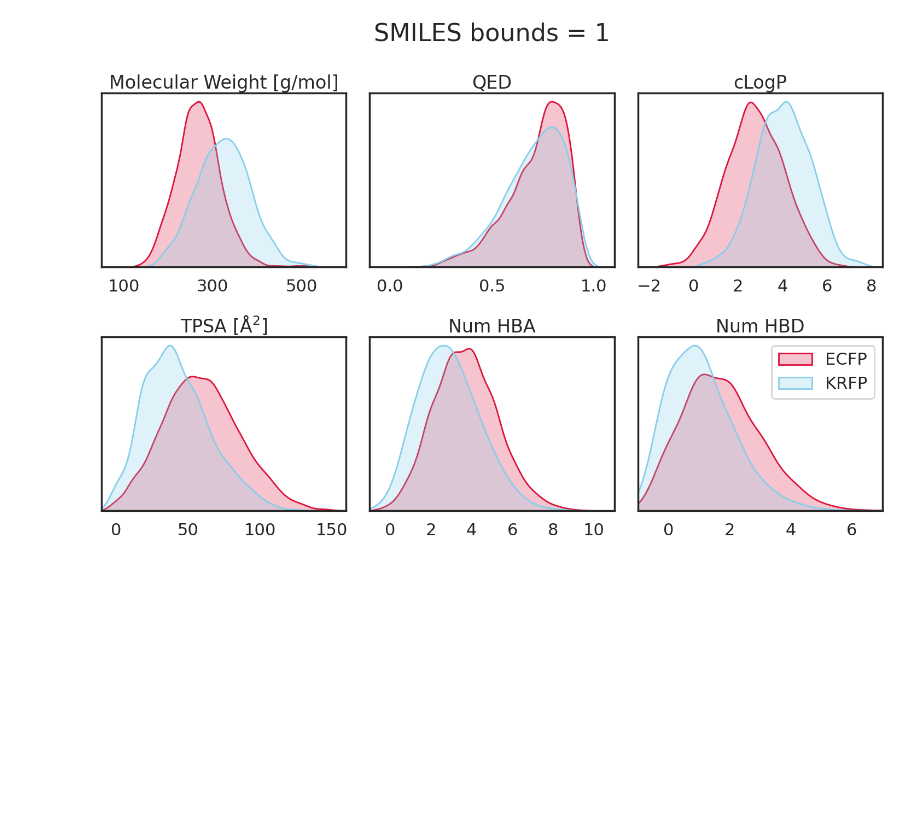
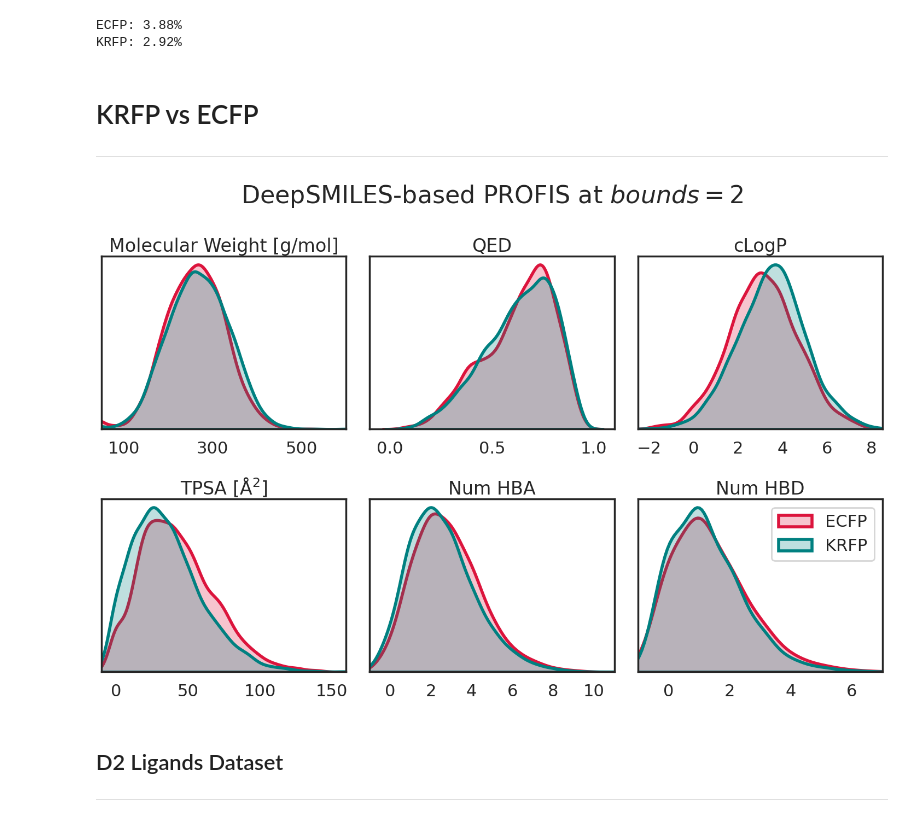
Before and after one commit to hubertrybka/profis-2, a Jupyter notebook: analysis/generate_report.ipynb, the cells around one changed output. Drawn from its saved outputs; the diff is of its cells as text; code cells hidden in the pictures; blank space fills up the shorter version.

```diff
--- a/analysis/generate_report.ipynb
+++ b/analysis/generate_report.ipynb
@@ -1,15 +1,32 @@
 # %%
-ECFP_PATH = '../results/latent_vectors_20241218_114911/preds_20241222-115947/predictions.csv'
-KRFP_PATH = '../results/latent_vectors_20241218_114927/preds_20241222-114212/predictions.csv'
+ECFP_PATH = '../results/smiles/latent_vectors_20241219_092302/preds_20241222-123507/predictions.csv'
+KRFP_PATH = '../results/smiles/latent_vectors_20241218_114927/preds_20241222-114212/predictions.csv'
 
 import pandas as pd
 df_ECFP = pd.read_csv(ECFP_PATH)
 df_KRFP = pd.read_csv(KRFP_PATH)
+
+# calculate validity
+total_sampled = 50000
+valid_ECFP = len(df_ECFP)/total_sampled
+valid_KRFP = len(df_KRFP)/total_sampled
+
+print(f'ECFP: {valid_ECFP:.2%}')
+print(f'KRFP: {valid_KRFP:.2%}')
+# %% [output]
+ECFP: 3.88%
+KRFP: 2.92%
+# %% [markdown]
+# KRFP vs ECFP
+---
 # %%
 # plot kde of qed, mol_wt, logP, tpsa, num_HBA, num_HBD
 
 COLOR_ECFP = 'crimson'
-COLOR_KRFP = 'skyblue'
+COLOR_KRFP = 'teal'
+
+# set linewidth for kde plot
+lw = 4
 
 import matplotlib.pyplot as plt
 import seaborn as sns
@@ -18,55 +35,58 @@ sns.set_style('white')
 sns.set_context('poster')
 
 fig, axes = plt.subplots(2, 3, figsize=(15, 10))
-fig.suptitle('SMILES bounds = 1', fontsize=32)
+fig.suptitle(r'DeepSMILES-based PROFIS at $bounds = 2$', fontsize=32)
 
 
-sns.kdeplot(df_ECFP['mol_wt'], ax=axes[0, 0], color=COLOR_ECFP, fill=True)
-sns.kdeplot(df_KRFP['mol_wt'], ax=axes[0, 0], color=COLOR_KRFP, fill=True)
+sns.kdeplot(df_ECFP['mol_wt'], ax=axes[0, 0], color=COLOR_ECFP, fill=True, linewidths=lw)
+sns.kdeplot(df_KRFP['mol_wt'], ax=axes[0, 0], color=COLOR_KRFP, fill=True, linewidths=lw)
 axes[0, 0].set_title('Molecular Weight [g/mol]')
 axes[0, 0].set_xlim(50, 600)
 axes[0, 0].set_xticks(range(100, 610, 200))
 
-sns.kdeplot(df_ECFP['qed'], ax=axes[0, 1], color=COLOR_ECFP, fill=True, common_norm=True)
-sns.kdeplot(df_KRFP['qed'], ax=axes[0, 1], color=COLOR_KRFP, fill=True, common_norm=True)
+sns.kdeplot(df_ECFP['qed'], ax=axes[0, 1], color=COLOR_ECFP, fill=True, common_norm=True, linewidths=lw)
+sns.kdeplot(df_KRFP['qed'], ax=axes[0, 1], color=COLOR_KRFP, fill=True, common_norm=True, linewidths=lw)
 axes[0, 1].set_title('QED')
 axes[0, 1].set_xlim(-0.1, 1.1)
 axes[0, 1].set_xticks([0, 0.5, 1])
 
-sns.kdeplot(df_ECFP['logP'], ax=axes[0, 2], color=COLOR_ECFP, fill=True)
-sns.kdeplot(df_KRFP['logP'], ax=axes[0, 2], color=COLOR_KRFP, fill=True)
+sns.kdeplot(df_ECFP['logP'], ax=axes[0, 2], color=COLOR_ECFP, fill=True, linewidths=lw)
+sns.kdeplot(df_KRFP['logP'], ax=axes[0, 2], color=COLOR_KRFP, fill=True, linewidths=lw)
 axes[0, 2].set_title('cLogP')
 axes[0, 2].set_xlim(-2.5, 8.5)
 axes[0, 2].set_xticks(range(-2, 9, 2))
 
-sns.kdeplot(df_ECFP['tpsa'], ax=axes[1, 0], color=COLOR_ECFP, fill=True)
-sns.kdeplot(df_KRFP['tpsa'], ax=axes[1, 0], color=COLOR_KRFP, fill=True)
+sns.kdeplot(df_ECFP['tpsa'], ax=axes[1, 0], color=COLOR_ECFP, fill=True, linewidths=lw)
+sns.kdeplot(df_KRFP['tpsa'], ax=axes[1, 0], color=COLOR_KRFP, fill=True, linewidths=lw, bw_adjust=1.2)
 axes[1, 0].set_title('TPSA [Å$^{2}$]')
 axes[1, 0].set_xlim(-10, 160)
 
-sns.kdeplot(df_ECFP['num_HBA'], ax=axes[1, 1], color=COLOR_ECFP, fill=True, bw_adjust=1.8)
-sns.kdeplot(df_KRFP['num_HBA'], ax=axes[1, 1], color=COLOR_KRFP, fill=True, bw_adjust=1.8)
+sns.kdeplot(df_ECFP['num_HBA'], ax=axes[1, 1], color=COLOR_ECFP, fill=True, bw_adjust=1.8, linewidths=lw)
+sns.kdeplot(df_KRFP['num_HBA'], ax=axes[1, 1], color=COLOR_KRFP, fill=True, bw_adjust=1.8, linewidths=lw)
 axes[1, 1].set_title('Num HBA')
 axes[1, 1].set_xlim(-1, 11)
 axes[1, 1].set_xticks(range(0, 11, 2))
 
-sns.kdeplot(df_ECFP['num_HBD'], ax=axes[1, 2], color=COLOR_ECFP, fill=True, bw_adjust=2.2)
-sns.kdeplot(df_KRFP['num_HBD'], ax=axes[1, 2], color=COLOR_KRFP, fill=True, bw_adjust=2.2)
+sns.kdeplot(df_ECFP['num_HBD'], ax=axes[1, 2], color=COLOR_ECFP, fill=True, bw_adjust=2.2, linewidths=lw)
+sns.kdeplot(df_KRFP['num_HBD'], ax=axes[1, 2], color=COLOR_KRFP, fill=True, bw_adjust=2.2, linewidths=lw)
 axes[1, 2].set_title('Num HBD')
 axes[1, 2].set_xlim(-1, 7)
 axes[1, 2].set_xticks(range(0, 7, 2))
 # display legend
 axes[1, 2].legend(['ECFP', 'KRFP'], loc='upper right')
 
 # hide y-axis labels and ticks
 for ax in axes.flatten():
     ax.set_yticks([])
     ax.set_ylabel('')
     ax.set_xlabel('')
 
 # move the subplots a bit further apart
 plt.tight_layout()
 
-plt.savefig('kde_bounds1.png')
+plt.savefig('kde_deepsmiles_bounds2.png')
 # %% [output]
-[figure, old version]
+[figure, new version]
+# %% [markdown]
+## D2 Ligands Dataset
+---
```
Also changed, not shown: parts of 5 cells of this notebook, 10 other files.
